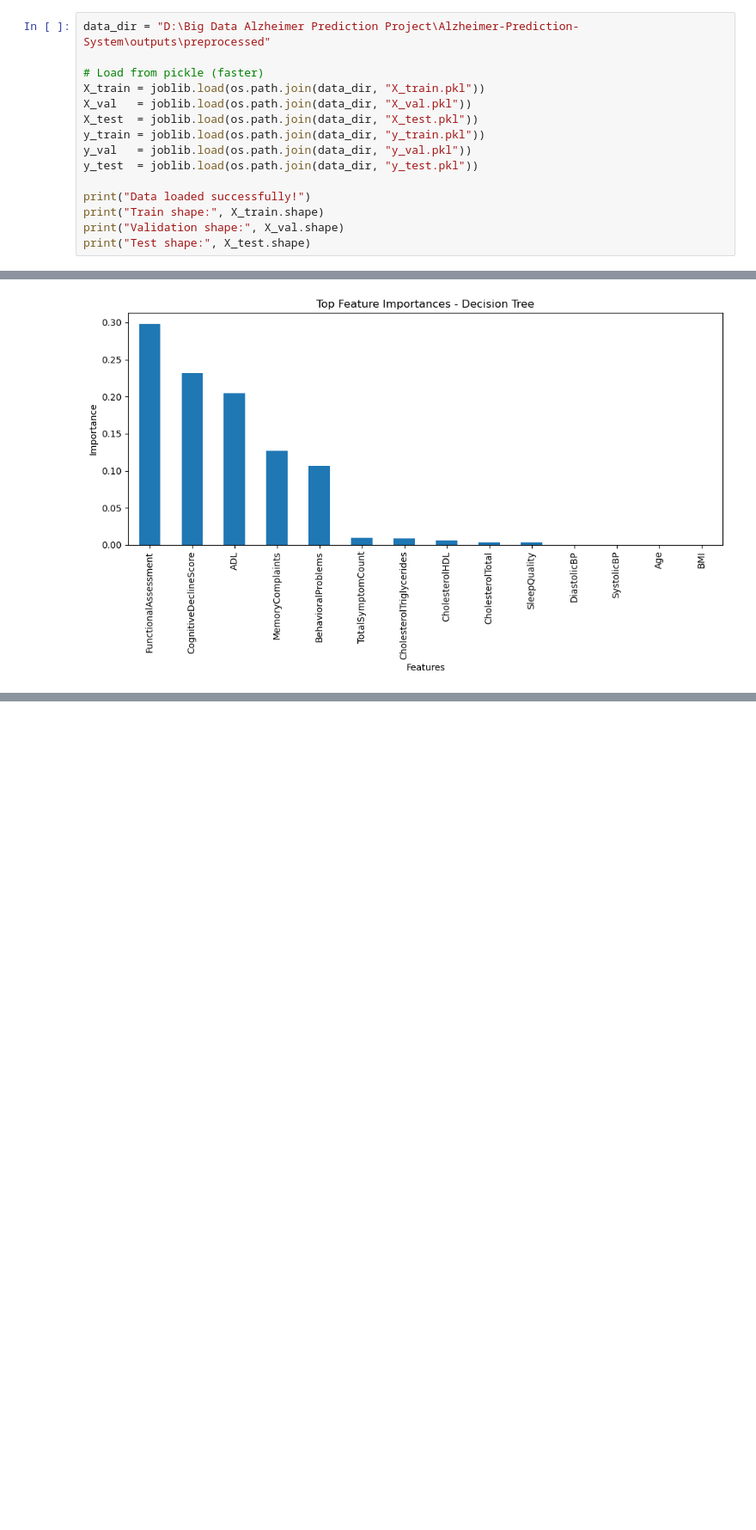
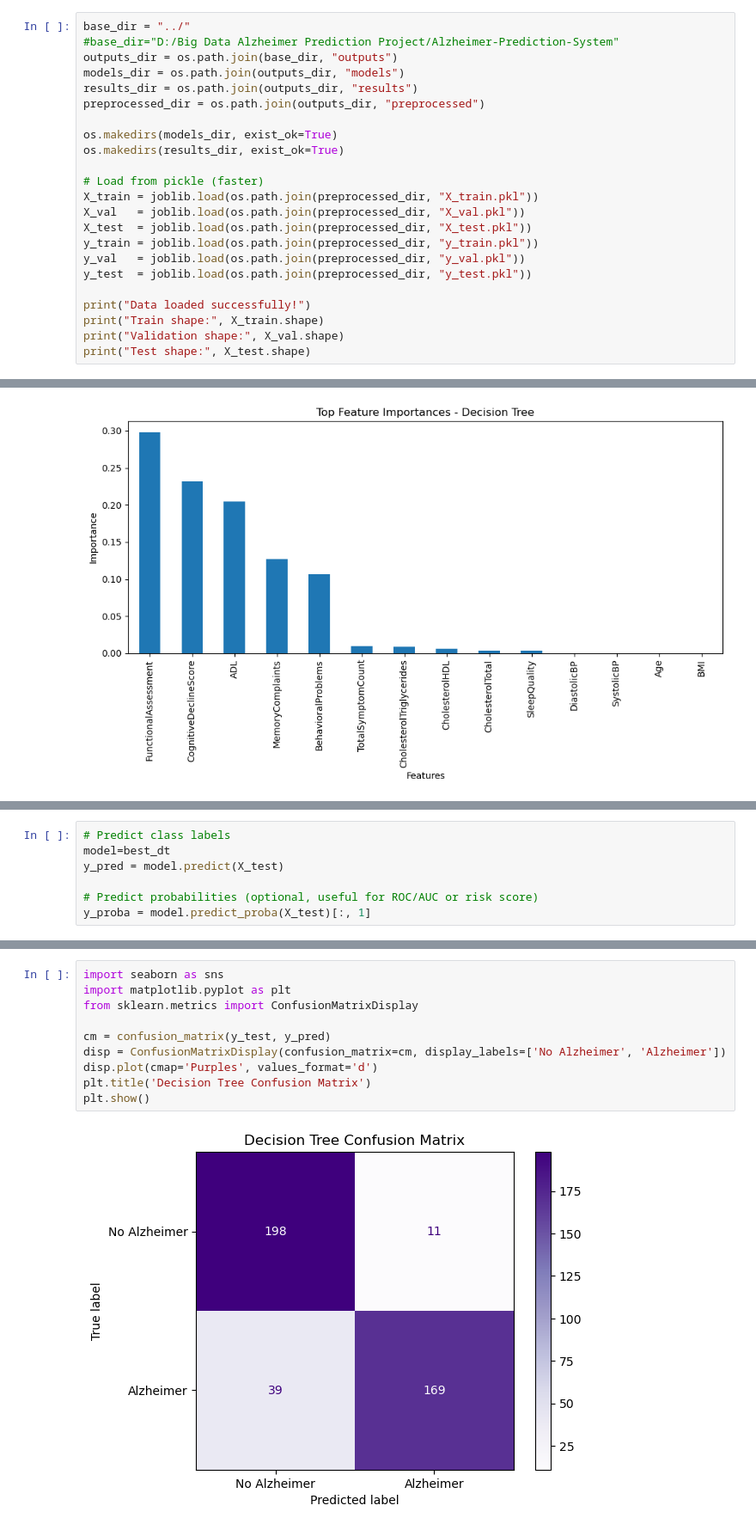
Before and after one commit to ishasingh2704/Alzheimer-Prediction-System, a Jupyter notebook: notebooks/03_model_decision_tree.ipynb, the cells around one changed output, grey strips where cells are left out. Shown at 86% size. Saved outputs shown, nothing was run; the diff lists cells and outputs as text; blank space fills up the shorter version.

Commit message:
Added final decision tree and xgboost model

```diff
--- a/notebooks/03_model_training_decision_tree.ipynb
+++ b/notebooks/03_model_decision_tree.ipynb
@@ -12,15 +12,23 @@ from sklearn.metrics import (accuracy_score, precision_score, recall_score, f1_s
 
 import os
 # %%
-data_dir = "D:\Big Data Alzheimer Prediction Project\Alzheimer-Prediction-System\outputs\preprocessed"
+base_dir = "../"
+#base_dir="D:/Big Data Alzheimer Prediction Project/Alzheimer-Prediction-System"
+outputs_dir = os.path.join(base_dir, "outputs")
+models_dir = os.path.join(outputs_dir, "models")
+results_dir = os.path.join(outputs_dir, "results")
+preprocessed_dir = os.path.join(outputs_dir, "preprocessed")
+
+os.makedirs(models_dir, exist_ok=True)
+os.makedirs(results_dir, exist_ok=True)
 
 # Load from pickle (faster)
-X_train = joblib.load(os.path.join(data_dir, "X_train.pkl"))
-X_val   = joblib.load(os.path.join(data_dir, "X_val.pkl"))
-X_test  = joblib.load(os.path.join(data_dir, "X_test.pkl"))
-y_train = joblib.load(os.path.join(data_dir, "y_train.pkl"))
-y_val   = joblib.load(os.path.join(data_dir, "y_val.pkl"))
-y_test  = joblib.load(os.path.join(data_dir, "y_test.pkl"))
+X_train = joblib.load(os.path.join(preprocessed_dir, "X_train.pkl"))
+X_val   = joblib.load(os.path.join(preprocessed_dir, "X_val.pkl"))
+X_test  = joblib.load(os.path.join(preprocessed_dir, "X_test.pkl"))
+y_train = joblib.load(os.path.join(preprocessed_dir, "y_train.pkl"))
+y_val   = joblib.load(os.path.join(preprocessed_dir, "y_val.pkl"))
+y_test  = joblib.load(os.path.join(preprocessed_dir, "y_test.pkl"))
 
 print("Data loaded successfully!")
 print("Train shape:", X_train.shape)
@@ -147,3 +156,10 @@ pd.DataFrame([metrics]).to_csv(os.path.join(results_path, "decision_tree_results
 print("\nModel and results saved successfully!")
 # %% [output]
 Model and results saved successfully!
+# %%
+# Predict class labels
+model=best_dt
+y_pred = model.predict(X_test)
+
+# Predict probabilities (optional, useful for ROC/AUC or risk score)
+y_proba = model.predict_proba(X_test)[:, 1]
@@ -149,0 +216,12 @@ Model and results saved successfully!
+# %%
+import seaborn as sns
+import matplotlib.pyplot as plt
+from sklearn.metrics import ConfusionMatrixDisplay
+
+cm = confusion_matrix(y_test, y_pred)
+disp = ConfusionMatrixDisplay(confusion_matrix=cm, display_labels=['No Alzheimer', 'Alzheimer'])
+disp.plot(cmap='Purples', values_format='d')
+plt.title('Decision Tree Confusion Matrix')
+plt.show()
+# %% [output]
+[figure, added]
```
Also changed, not shown: parts of 7 cells of this notebook, 14 other files.
